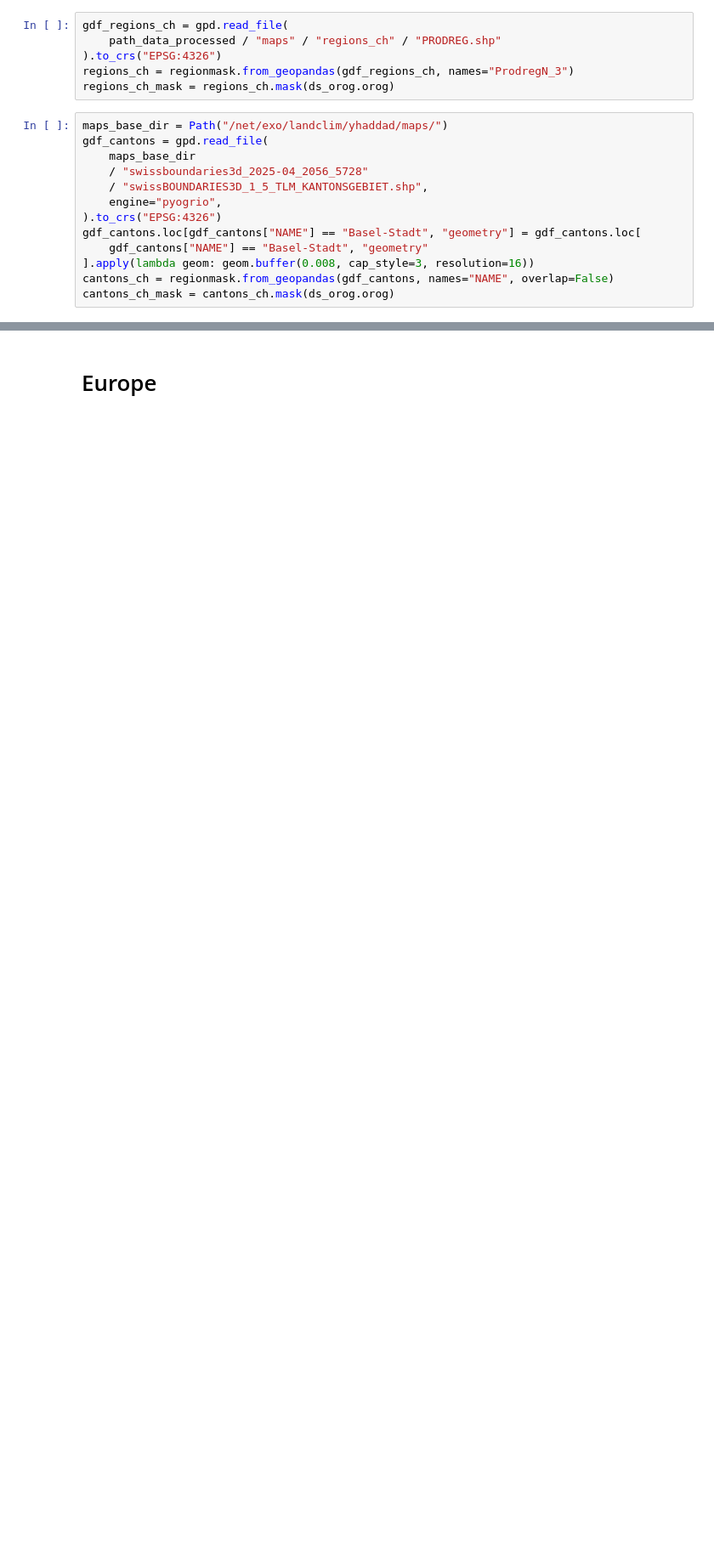
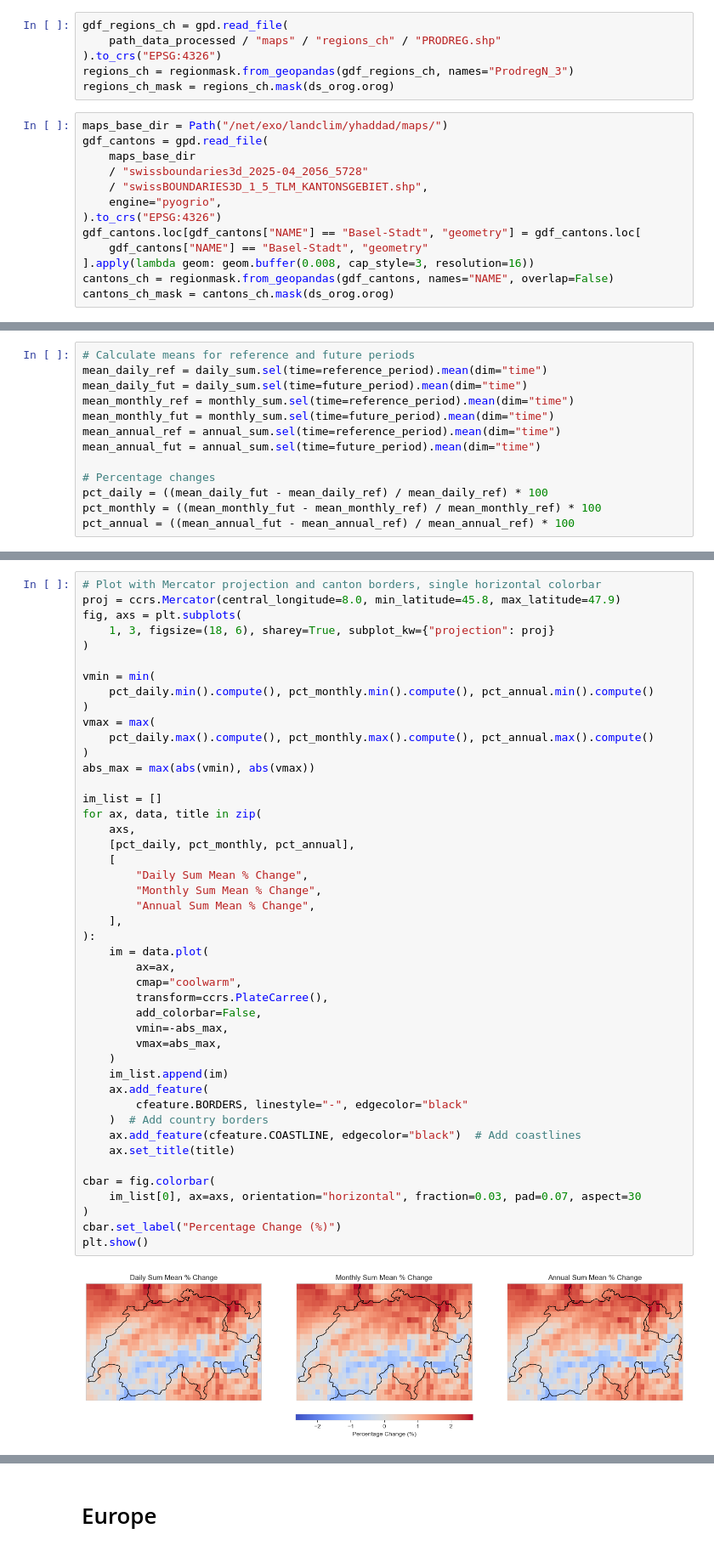
Before and after one commit to yasserhaddad/CORDEX2Energy, a Jupyter notebook: notebooks/conversion_energy/analyse_pv.ipynb, the cells around one changed output, grey strips where cells are left out. Shown at 85% size. Saved outputs shown, nothing was run; the diff lists cells and outputs as text; blank space fills up the shorter version.

```diff
--- a/notebooks/conversion_energy/analyse_pv.ipynb
+++ b/notebooks/conversion_energy/analyse_pv.ipynb
@@ -112,0 +133,13 @@ ds_pv_rcp26.sel(time=slice("2018", "2052")).to_netcdf(
+# %%
+# Calculate means for reference and future periods
+mean_daily_ref = daily_sum.sel(time=reference_period).mean(dim="time")
+mean_daily_fut = daily_sum.sel(time=future_period).mean(dim="time")
+mean_monthly_ref = monthly_sum.sel(time=reference_period).mean(dim="time")
+mean_monthly_fut = monthly_sum.sel(time=future_period).mean(dim="time")
+mean_annual_ref = annual_sum.sel(time=reference_period).mean(dim="time")
+mean_annual_fut = annual_sum.sel(time=future_period).mean(dim="time")
+
+# Percentage changes
+pct_daily = ((mean_daily_fut - mean_daily_ref) / mean_daily_ref) * 100
+pct_monthly = ((mean_monthly_fut - mean_monthly_ref) / mean_monthly_ref) * 100
+pct_annual = ((mean_annual_fut - mean_annual_ref) / mean_annual_ref) * 100
@@ -112,0 +159,47 @@ ds_pv_rcp26.sel(time=slice("2018", "2052")).to_netcdf(
+# %%
+# Plot with Mercator projection and canton borders, single horizontal colorbar
+proj = ccrs.Mercator(central_longitude=8.0, min_latitude=45.8, max_latitude=47.9)
+fig, axs = plt.subplots(
+    1, 3, figsize=(18, 6), sharey=True, subplot_kw={"projection": proj}
+)
+
+vmin = min(
+    pct_daily.min().compute(), pct_monthly.min().compute(), pct_annual.min().compute()
+)
+vmax = max(
+    pct_daily.max().compute(), pct_monthly.max().compute(), pct_annual.max().compute()
+)
+abs_max = max(abs(vmin), abs(vmax))
+
+im_list = []
+for ax, data, title in zip(
+    axs,
+    [pct_daily, pct_monthly, pct_annual],
+    [
+        "Daily Sum Mean % Change",
+        "Monthly Sum Mean % Change",
+        "Annual Sum Mean % Change",
+    ],
+):
+    im = data.plot(
+        ax=ax,
+        cmap="coolwarm",
+        transform=ccrs.PlateCarree(),
+        add_colorbar=False,
+        vmin=-abs_max,
+        vmax=abs_max,
+    )
+    im_list.append(im)
+    ax.add_feature(
+        cfeature.BORDERS, linestyle="-", edgecolor="black"
+    )  # Add country borders
+    ax.add_feature(cfeature.COASTLINE, edgecolor="black")  # Add coastlines
+    ax.set_title(title)
+
+cbar = fig.colorbar(
+    im_list[0], ax=axs, orientation="horizontal", fraction=0.03, pad=0.07, aspect=30
+)
+cbar.set_label("Percentage Change (%)")
+plt.show()
+# %% [output]
+[figure, added]
```
Also changed, not shown: parts of 16 cells of this notebook, 47 other files.
